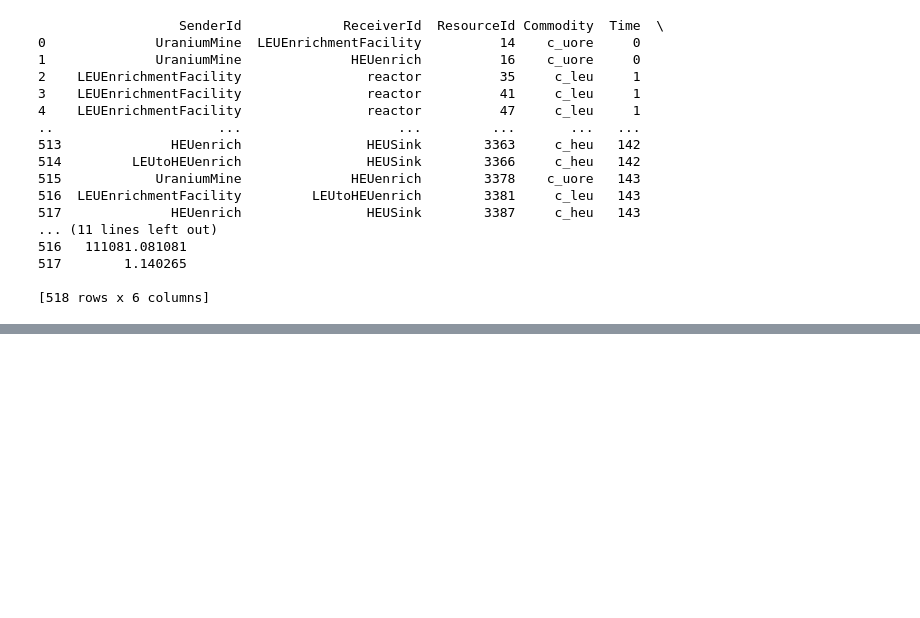
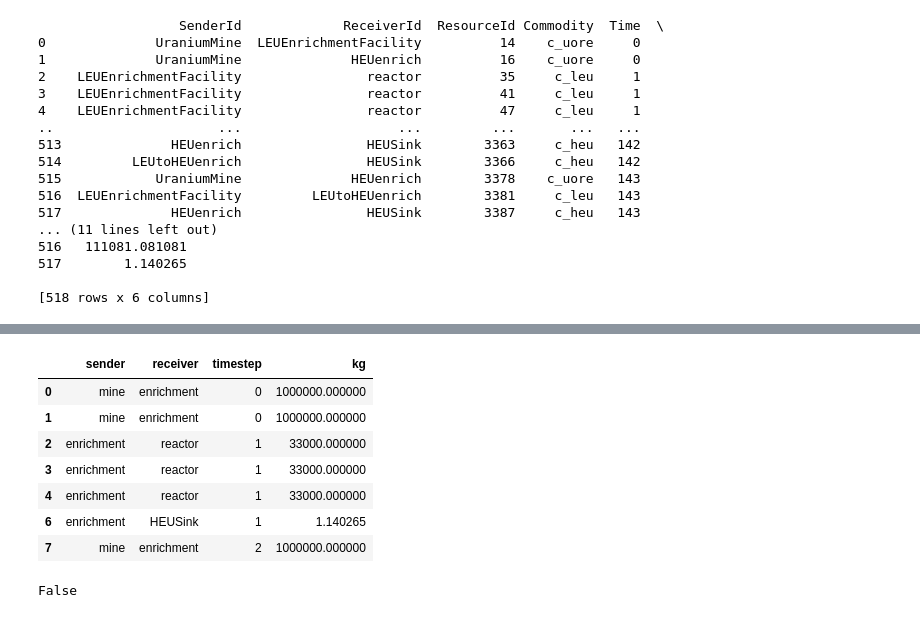
Before and after one commit to a-co/diversion_models, a Jupyter notebook: data_extractor.ipynb, the cells around one changed output, grey strips where cells are left out. Saved outputs shown, nothing was run; the diff lists cells and outputs as text; code cells hidden in the pictures; blank space fills up the shorter version.

```diff
--- a/data_extractor.ipynb
+++ b/data_extractor.ipynb
@@ -152,0 +216,30 @@ ValueError: Length of values does not match length of index
+# %%
+#remove rows going from enrichment to enrichment
+enrichrows = []
+for i in range(len(set1)):
+    if set1.iloc[i, 0] == set1.iloc[i, 1]:
+        enrichrows.append(i)
+
+set2 = set1.drop(enrichrows, axis = 0)
+set2.head(7)
+# %% [output]
+|  | sender | receiver | timestep | kg |
+| 0 | mine | enrichment | 0 | 1000000.000000 |
+| 1 | mine | enrichment | 0 | 1000000.000000 |
+| 2 | enrichment | reactor | 1 | 33000.000000 |
+| 3 | enrichment | reactor | 1 | 33000.000000 |
+| 4 | enrichment | reactor | 1 | 33000.000000 |
+| 6 | enrichment | HEUSink | 1 | 1.140265 |
+| 7 | mine | enrichment | 2 | 1000000.000000 |
+# %%
+#condense information by timestep
+transactions = {}
+for i in range(144):
+    transactions[i] = []
+
+for i in range(len(set2)):
+    transactions[set2.iloc[i,2]].append({"sender": set2.iloc[i,0], "receiver": set2.iloc[i,1], "kg": set2.iloc[i,3]})
+transactions
+print("SpentFuelSink" in transactions)
+# %% [output]
+False
```
Also changed, not shown: parts of 8 cells of this notebook, 2 other files.
